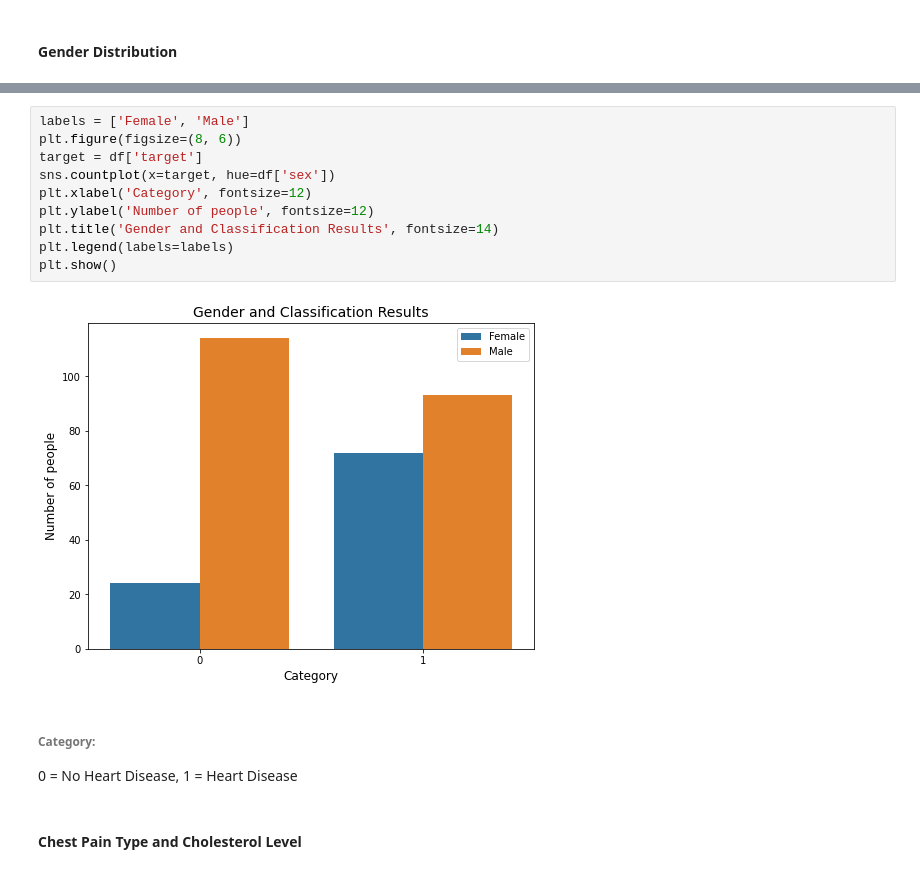
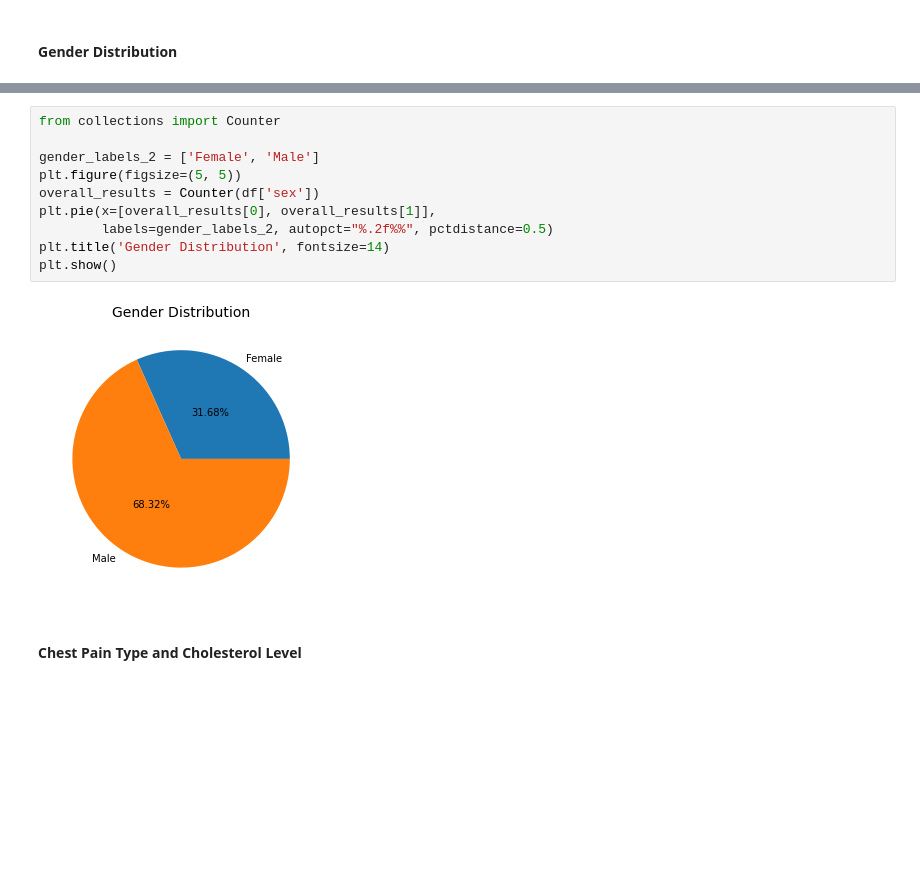
Before and after one commit to MarkLee7925/Heart-Classification-UCI, a Jupyter notebook: heart_DataVis_DNN.ipynb, the cells around one changed output, grey strips where cells are left out. Cells and saved outputs as stored; diff of their text form; blank space fills up the shorter version.

```diff
--- a/heart_DataVis_DNN.ipynb
+++ b/heart_DataVis_DNN.ipynb
@@ -117,18 +122,15 @@ plt.show()
-# %%
-labels = ['Female', 'Male']
-plt.figure(figsize=(8, 6))
-target = df['target']
-sns.countplot(x=target, hue=df['sex'])
-plt.xlabel('Category', fontsize=12)
-plt.ylabel('Number of people', fontsize=12)
-plt.title('Gender and Classification Results', fontsize=14)
-plt.legend(labels=labels)
-plt.show()
-# %% [output]
-[figure, removed]
-# %% [markdown]
-###### **Category:**
-0 = No Heart Disease, 1 = Heart Disease
+# %%
+from collections import Counter
+
+gender_labels_2 = ['Female', 'Male']
+plt.figure(figsize=(5, 5))
+overall_results = Counter(df['sex'])
+plt.pie(x=[overall_results[0], overall_results[1]],
+        labels=gender_labels_2, autopct="%.2f%%", pctdistance=0.5)
+plt.title('Gender Distribution', fontsize=14)
+plt.show()
+# %% [output]
+[figure, added]
 # %% [markdown]
 #### Chest Pain Type and Cholesterol Level
 # %%
```
Also changed, not shown: parts of 17 cells of this notebook.
